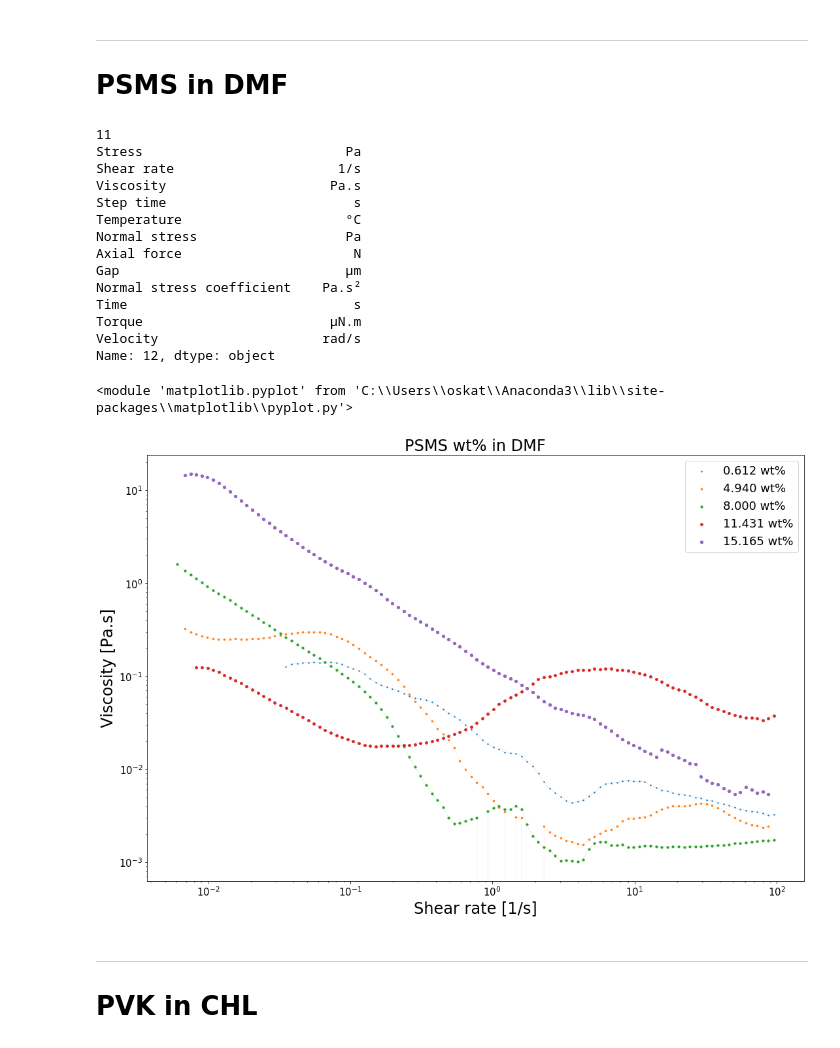
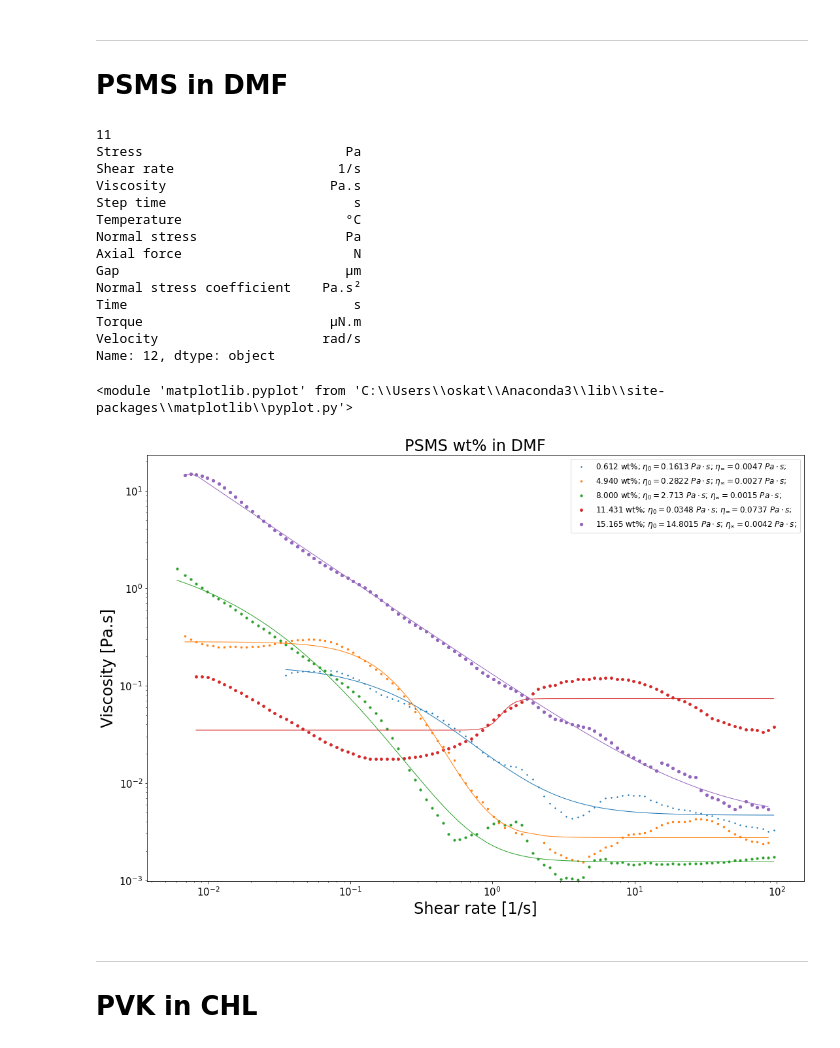
Before and after one commit to KiraSensei13/MNT_ITESM_Thesis, a Jupyter notebook: Viscosity/TRIOSplots.ipynb, the cells around one changed output. Saved outputs shown, nothing was run; the diff lists cells and outputs as text; code cells hidden in the pictures.

```diff
--- a/Viscosity/TRIOSplots.ipynb
+++ b/Viscosity/TRIOSplots.ipynb
@@ -46,0 +131,9 @@ def get_csv(filename, headDrop, tailDrop):
+# %%
+def sisko_(gamma, eta_inft, kappa, n):
+    a = eta_inft;
+    b = kappa;
+    c = n;
+
+    expo = c - 1;
+
+    return a + b*(gamma**expo);
@@ -46,0 +148,9 @@ def get_csv(filename, headDrop, tailDrop):
+# %%
+def williamson_(gamma, eta_zero, kappa, n):
+    a = eta_zero;
+    b = kappa;
+    c = n;
+
+    deno = 1 + (b*gamma)**c;
+
+    return a/deno;
@@ -407,44 +718,82 @@ plotName  = "PSMS wt% in DMF";
 fileNames = [
     "./csv/psms_dmf_00_6.csv",
     "./csv/psms_dmf_00_7.csv",
     "./csv/psms_dmf_00_8.csv",
     "./csv/psms_dmf_00_9.csv",
     "./csv/psms_dmf_00_10.csv"
 ];
+Model = [
+    'CarreauYasuda',
+    'CarreauYasuda',
+    'CarreauYasuda',
+    'CarreauYasuda',
+    'CarreauYasuda'
+];
+eta_zero = [
+    0.161264,
+    0.282163,
+    2.71305,
+    0.0348387,
+    14.8015
+];
+eta_inft = [
+    0.00465213,
+    0.00273374,
+    0.00154317,
+    0.0736613,
+    0.00416426
+];
+kappa = [
+    3.97780,
+    4.50601,
+    19.2024,
+    0.851170,
+    123.939
+];
+n = [
+    -0.641457,
+    -2.27904,
+    -1.61674,
+    -7.21069,
+    0.0124974
+];
+m = [
+    1.27503,
+    2.03869,
+    0.677510,
+    9.75580,
+    76.4016
+];
 fileDescription = [
-    "0.612 wt% ; " + r'$\eta_0 = $' + " 0.161 Pa.s ; " + r'$\eta_{\infty} = $' + " 4.652e-3 Pa.s",
-    "4.940 wt% ; " + r'$\eta_0 = $' + "  Pa.s ; " + r'$\eta_{\infty} = $' + "  Pa.s",
-    "8.000 wt% ; " + r'$\eta_0 = $' + "  Pa.s ; " + r'$\eta_{\infty} = $' + "  Pa.s",
-    "11.431 wt% ; " + r'$\eta_0 = $' + "  Pa.s ; " + r'$\eta_{\infty} = $' + "  Pa.s",
-    "15.165 wt% ; " + r'$\eta_0 = $' + "  Pa.s ; " + r'$\eta_{\infty} = $' + "  Pa.s"
+    "0.612 wt%; ",
+    "4.940 wt%; ",
+    "8.000 wt%; ",
+    "11.431 wt%; ",
+    "15.165 wt%; "
 ];
 headDrops = [18, 1, 0, 3, 0];
 tailDrops = [ 0, 1, 0, 0, 1];
 a         = [ 1, 1, 1, 100, 1];
 
 # Plot all files in one plot
-compareData_(plotName, fileNames, headDrops, tailDrops, fileDescription)
-
-## Fit the GNF model to each file
-#for i in range(len(fileNames)):
-#    fit_GNF_(fileNames[i], headDrops[i], tailDrops[i], fileDescription[i] + " - " + fileNames[i],  a[i])
+compareData_wFits_(plotName, fileNames, headDrops, tailDrops, fileDescription, Model, eta_zero, eta_inft, kappa, n, m)
 # %% [output]
 11
 Stress                          Pa
 Shear rate                     1/s
 Viscosity                     Pa.s
 Step time                        s
 Temperature                     °C
 Normal stress                   Pa
 Axial force                      N
 Gap                             µm
 Normal stress coefficient    Pa.s²
 Time                             s
 Torque                        µN.m
 Velocity                     rad/s
 Name: 12, dtype: object
 <module 'matplotlib.pyplot' from 'C:\\Users\\oskat\\Anaconda3\\lib\\site-packages\\matplotlib\\pyplot.py'>
-[figure, old version]
+[figure, new version]
 # %% [markdown]
 ---
 # PVK in CHL
```
Also changed, not shown: parts of 23 cells of this notebook, 18 other files.
